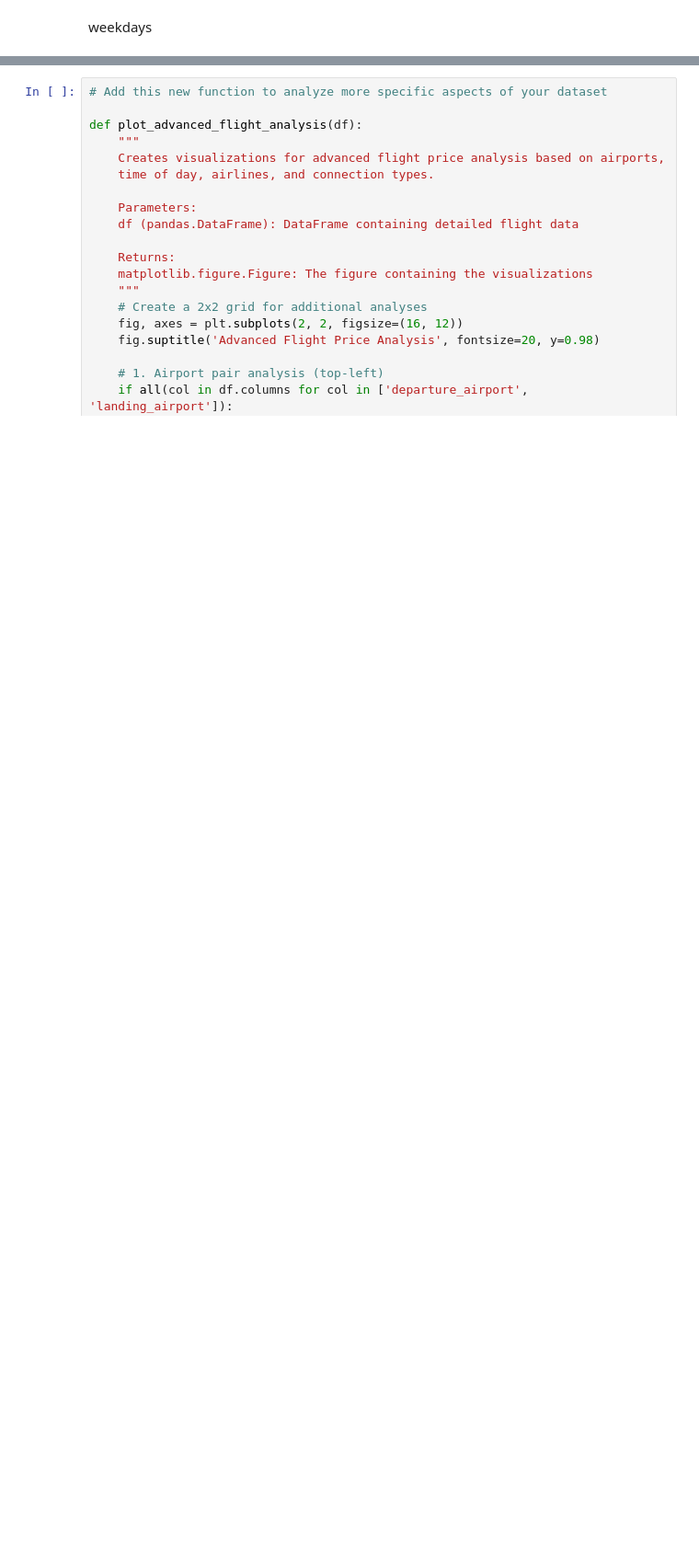
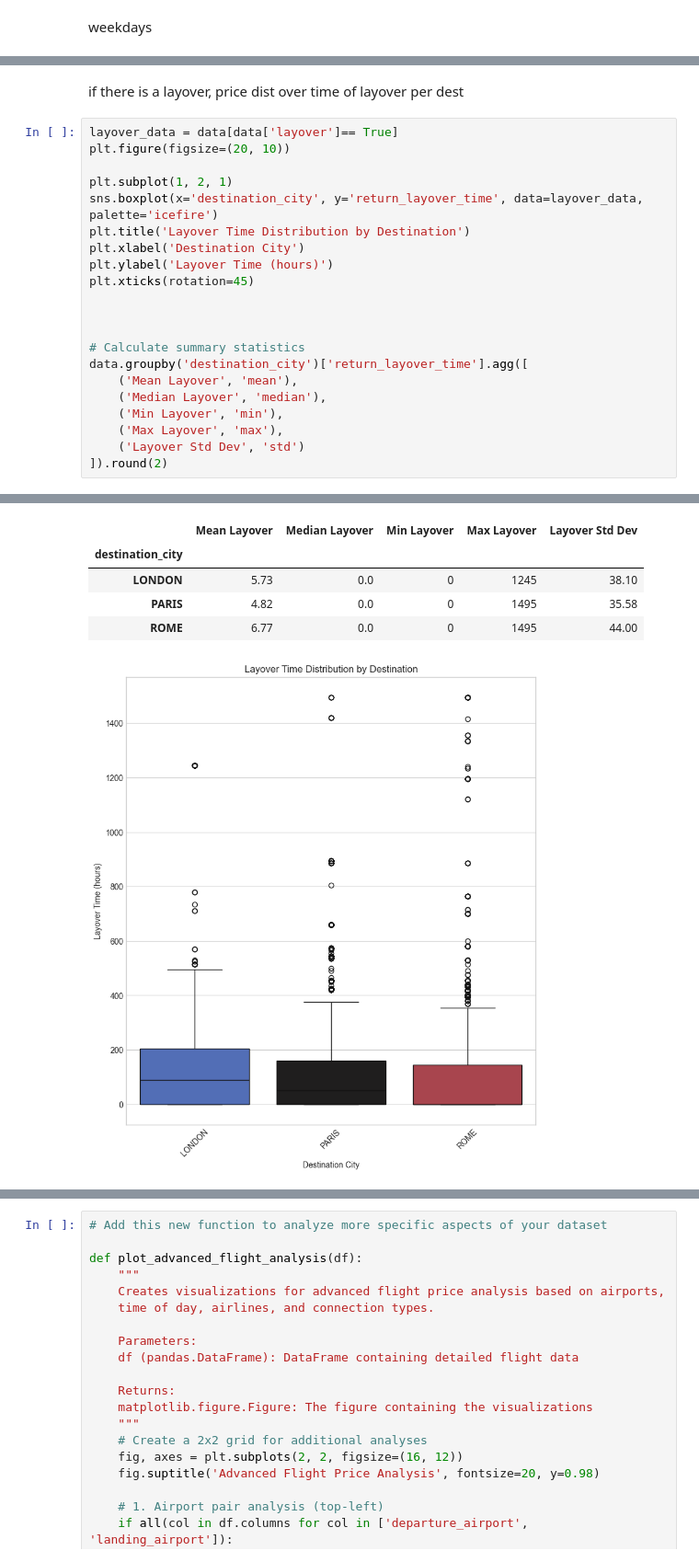
Before and after one commit to Shlezman/DS-Scarping, a Jupyter notebook: project.ipynb, the cells around one changed output, grey strips where cells are left out. Shown at 92% size. Saved outputs shown, nothing was run; the diff lists cells and outputs as text; blank space fills up the shorter version.

```diff
--- a/project.ipynb
+++ b/project.ipynb
@@ -594,0 +516,24 @@ NameError: name 'df' is not defined
+# %% [markdown]
+if there is a layover, price dist over time of layover per dest
+# %%
+layover_data = data[data['layover']== True]
+plt.figure(figsize=(20, 10))
+
+plt.subplot(1, 2, 1)
+sns.boxplot(x='destination_city', y='return_layover_time', data=layover_data, palette='icefire')
+plt.title('Layover Time Distribution by Destination')
+plt.xlabel('Destination City')
+plt.ylabel('Layover Time (hours)')
+plt.xticks(rotation=45)
+
+
+
+# Calculate summary statistics
+data.groupby('destination_city')['return_layover_time'].agg([
+    ('Mean Layover', 'mean'),
+    ('Median Layover', 'median'),
+    ('Min Layover', 'min'),
+    ('Max Layover', 'max'),
+    ('Layover Std Dev', 'std')
+]).round(2)
+# %% [output]
@@ -594,0 +543,6 @@ NameError: name 'df' is not defined
+|  | Mean Layover | Median Layover | Min Layover | Max Layover | Layover Std Dev |
+| destination_city |  |  |  |  |  |
+| LONDON | 5.73 | 0.0 | 0 | 1245 | 38.10 |
+| PARIS | 4.82 | 0.0 | 0 | 1495 | 35.58 |
+| ROME | 6.77 | 0.0 | 0 | 1495 | 44.00 |
+[figure, added]
```
Also changed, not shown: parts of 22 cells of this notebook, 1 other file.
